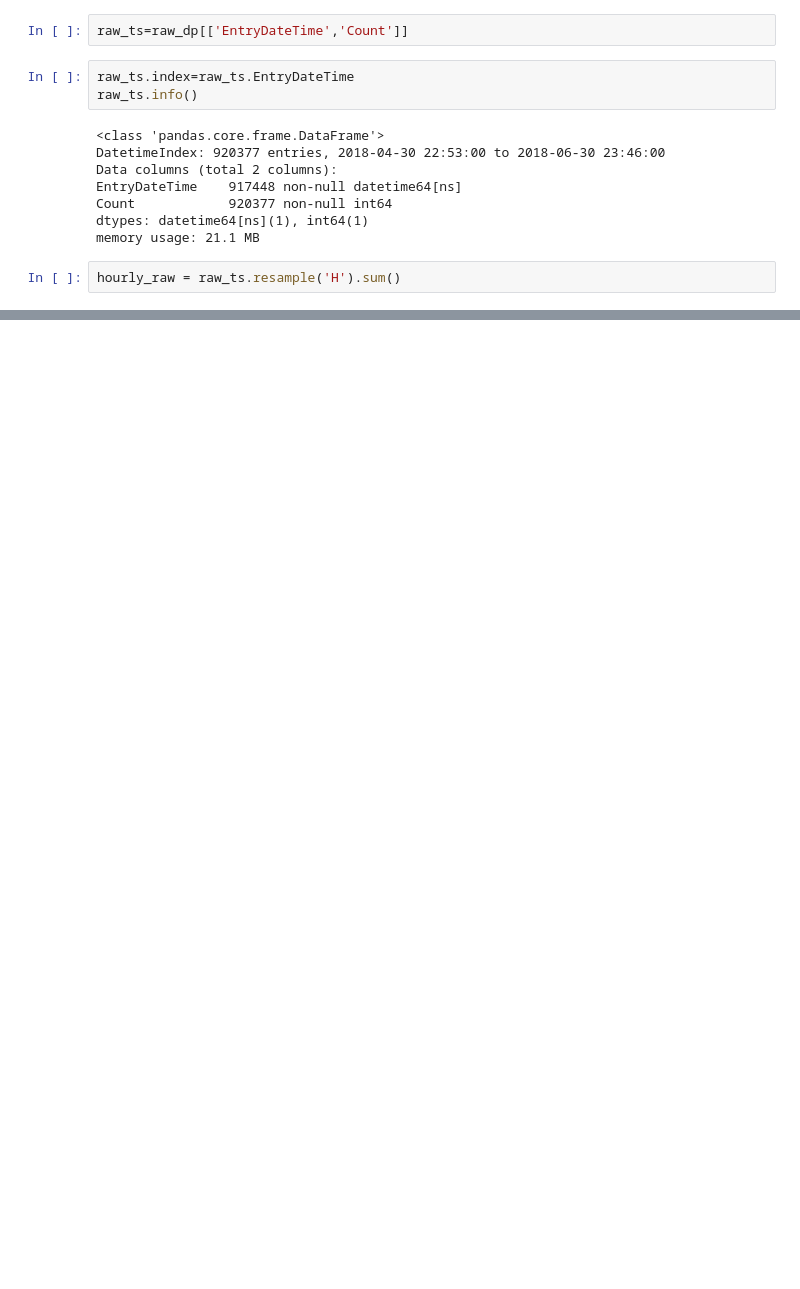
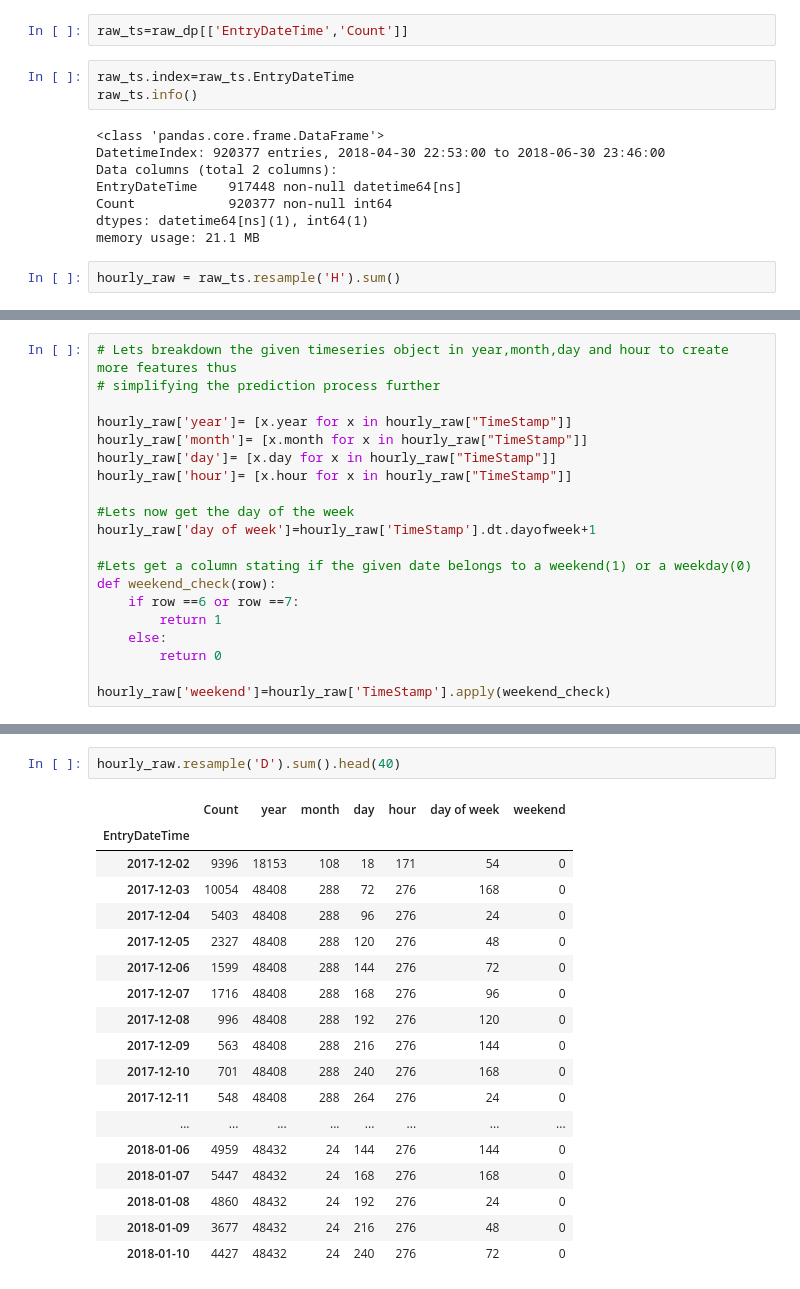
Before and after one commit to HarshalSanap/GEOG-594-Big-Data-Science, a Jupyter notebook: Rider Traffic Prediction.ipynb, the cells around one changed output, grey strips where cells are left out. Drawn from its saved outputs; the diff is of its cells as text; blank space fills up the shorter version.

```diff
--- a/Rider Traffic Prediction.ipynb
+++ b/Rider Traffic Prediction.ipynb
@@ -127,0 +92,20 @@ plt.plot(hourly_raw.Count)
+# %%
+# Lets breakdown the given timeseries object in year,month,day and hour to create more features thus
+# simplifying the prediction process further
+
+hourly_raw['year']= [x.year for x in hourly_raw["TimeStamp"]]
+hourly_raw['month']= [x.month for x in hourly_raw["TimeStamp"]]
+hourly_raw['day']= [x.day for x in hourly_raw["TimeStamp"]]
+hourly_raw['hour']= [x.hour for x in hourly_raw["TimeStamp"]]
+
+#Lets now get the day of the week
+hourly_raw['day of week']=hourly_raw['TimeStamp'].dt.dayofweek+1
+
+#Lets get a column stating if the given date belongs to a weekend(1) or a weekday(0)
+def weekend_check(row):
+    if row ==6 or row ==7:
+        return 1
+    else:
+        return 0
+
+hourly_raw['weekend']=hourly_raw['TimeStamp'].apply(weekend_check)
@@ -127,0 +122,21 @@ plt.plot(hourly_raw.Count)
+# %%
+hourly_raw.resample('D').sum().head(40)
+# %% [output]
+|  | Count | year | month | day | hour | day of week | weekend |
+| EntryDateTime |  |  |  |  |  |  |  |
+| 2017-12-02 | 9396 | 18153 | 108 | 18 | 171 | 54 | 0 |
+| 2017-12-03 | 10054 | 48408 | 288 | 72 | 276 | 168 | 0 |
+| 2017-12-04 | 5403 | 48408 | 288 | 96 | 276 | 24 | 0 |
+| 2017-12-05 | 2327 | 48408 | 288 | 120 | 276 | 48 | 0 |
+| 2017-12-06 | 1599 | 48408 | 288 | 144 | 276 | 72 | 0 |
+| 2017-12-07 | 1716 | 48408 | 288 | 168 | 276 | 96 | 0 |
+| 2017-12-08 | 996 | 48408 | 288 | 192 | 276 | 120 | 0 |
+| 2017-12-09 | 563 | 48408 | 288 | 216 | 276 | 144 | 0 |
+| 2017-12-10 | 701 | 48408 | 288 | 240 | 276 | 168 | 0 |
+| 2017-12-11 | 548 | 48408 | 288 | 264 | 276 | 24 | 0 |
+| ... | ... | ... | ... | ... | ... | ... | ... |
+| 2018-01-06 | 4959 | 48432 | 24 | 144 | 276 | 144 | 0 |
+| 2018-01-07 | 5447 | 48432 | 24 | 168 | 276 | 168 | 0 |
+| 2018-01-08 | 4860 | 48432 | 24 | 192 | 276 | 24 | 0 |
+| 2018-01-09 | 3677 | 48432 | 24 | 216 | 276 | 48 | 0 |
+| 2018-01-10 | 4427 | 48432 | 24 | 240 | 276 | 72 | 0 |
```
Also changed, not shown: parts of 19 cells of this notebook.
